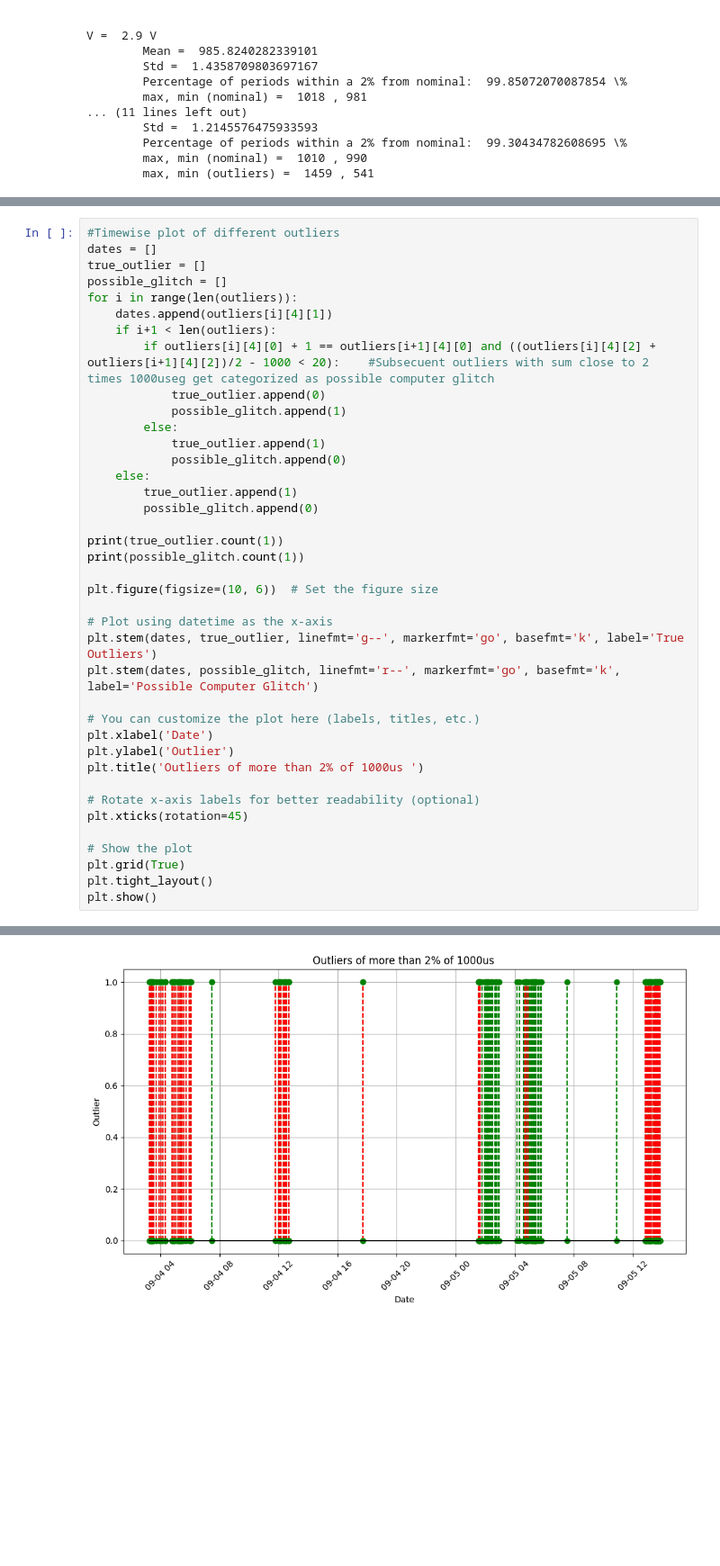
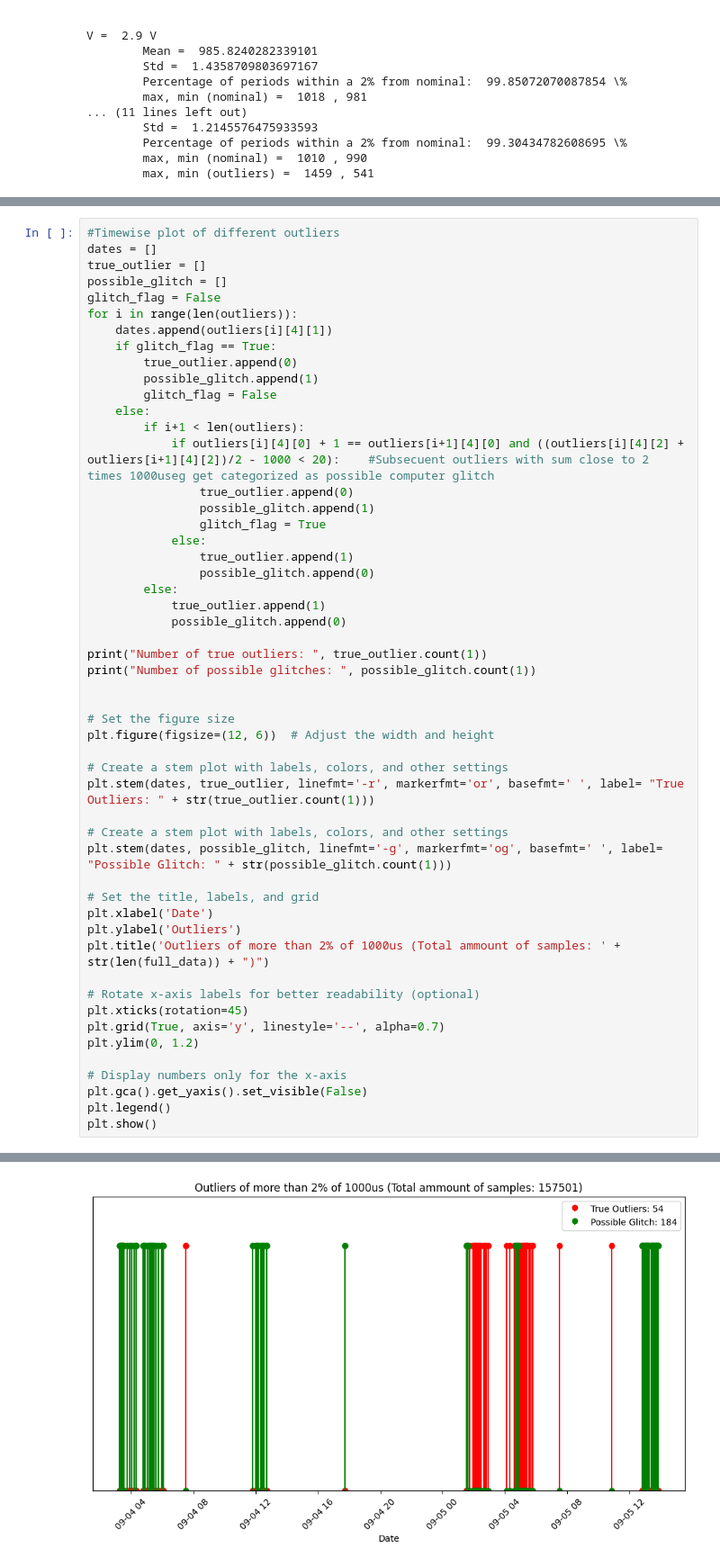
Before and after one commit to odevincenti/Wet-DryPenguins, a Jupyter notebook: Pruebas Experimentales/Oscilador interno/Analisis_oscilador_interno.ipynb, the cells around one changed output, grey strips where cells are left out. Shown at 90% size. Saved outputs shown, nothing was run; the diff lists cells and outputs as text; blank space fills up the shorter version.

```diff
--- a/Pruebas Experimentales/Oscilador interno/Analisis_oscilador_interno.ipynb
+++ b/Pruebas Experimentales/Oscilador interno/Analisis_oscilador_interno.ipynb
@@ -185,38 +185,51 @@ plt.show()
 dates = []
 true_outlier = []
 possible_glitch = []
+glitch_flag = False
 for i in range(len(outliers)):
     dates.append(outliers[i][4][1])
-    if i+1 < len(outliers):
-        if outliers[i][4][0] + 1 == outliers[i+1][4][0] and ((outliers[i][4][2] + outliers[i+1][4][2])/2 - 1000 < 20):    #Subsecuent outliers with sum close to 2 times 1000useg get categorized as possible computer glitch
-            true_outlier.append(0)
-            possible_glitch.append(1)
+    if glitch_flag == True:
+        true_outlier.append(0)
+        possible_glitch.append(1)
+        glitch_flag = False
+    else:
+        if i+1 < len(outliers):
+            if outliers[i][4][0] + 1 == outliers[i+1][4][0] and ((outliers[i][4][2] + outliers[i+1][4][2])/2 - 1000 < 20):    #Subsecuent outliers with sum close to 2 times 1000useg get categorized as possible computer glitch
+                true_outlier.append(0)
+                possible_glitch.append(1)
+                glitch_flag = True
+            else:
+                true_outlier.append(1)
+                possible_glitch.append(0)
         else:
             true_outlier.append(1)
             possible_glitch.append(0)
-    else:
-        true_outlier.append(1)
-        possible_glitch.append(0)
 
-print(true_outlier.count(1))
-print(possible_glitch.count(1))
+print("Number of true outliers: ", true_outlier.count(1))
+print("Number of possible glitches: ", possible_glitch.count(1))
 
-plt.figure(figsize=(10, 6))  # Set the figure size
 
-# Plot using datetime as the x-axis
-plt.stem(dates, true_outlier, linefmt='g--', markerfmt='go', basefmt='k', label='True Outliers')
-plt.stem(dates, possible_glitch, linefmt='r--', markerfmt='go', basefmt='k', label='Possible Computer Glitch')
+# Set the figure size
+plt.figure(figsize=(12, 6))  # Adjust the width and height
 
-# You can customize the plot here (labels, titles, etc.)
+# Create a stem plot with labels, colors, and other settings
+plt.stem(dates, true_outlier, linefmt='-r', markerfmt='or', basefmt=' ', label= "True Outliers: " + str(true_outlier.count(1)))
+
+# Create a stem plot with labels, colors, and other settings
+plt.stem(dates, possible_glitch, linefmt='-g', markerfmt='og', basefmt=' ', label= "Possible Glitch: " + str(possible_glitch.count(1)))
+
+# Set the title, labels, and grid
 plt.xlabel('Date')
-plt.ylabel('Outlier')
-plt.title('Outliers of more than 2% of 1000us ')
+plt.ylabel('Outliers')
+plt.title('Outliers of more than 2% of 1000us (Total ammount of samples: ' + str(len(full_data)) + ")")
 
 # Rotate x-axis labels for better readability (optional)
 plt.xticks(rotation=45)
+plt.grid(True, axis='y', linestyle='--', alpha=0.7)
+plt.ylim(0, 1.2)
 
-# Show the plot
-plt.grid(True)
-plt.tight_layout()
+# Display numbers only for the x-axis
+plt.gca().get_yaxis().set_visible(False)
+plt.legend()
 plt.show()
 # %% [output]
@@ -225 +238 @@ plt.show()
-[figure, old version]
+[figure, new version]
```
Also changed, not shown: parts of 1 cell of this notebook, 1 other file.
